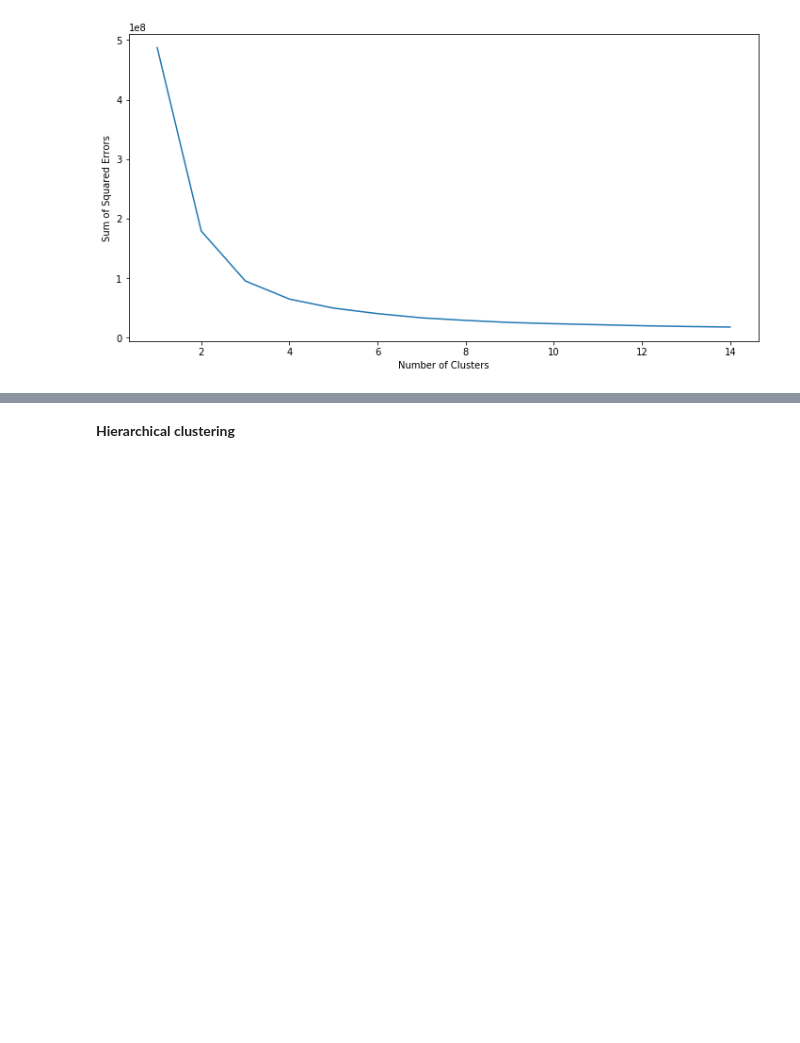
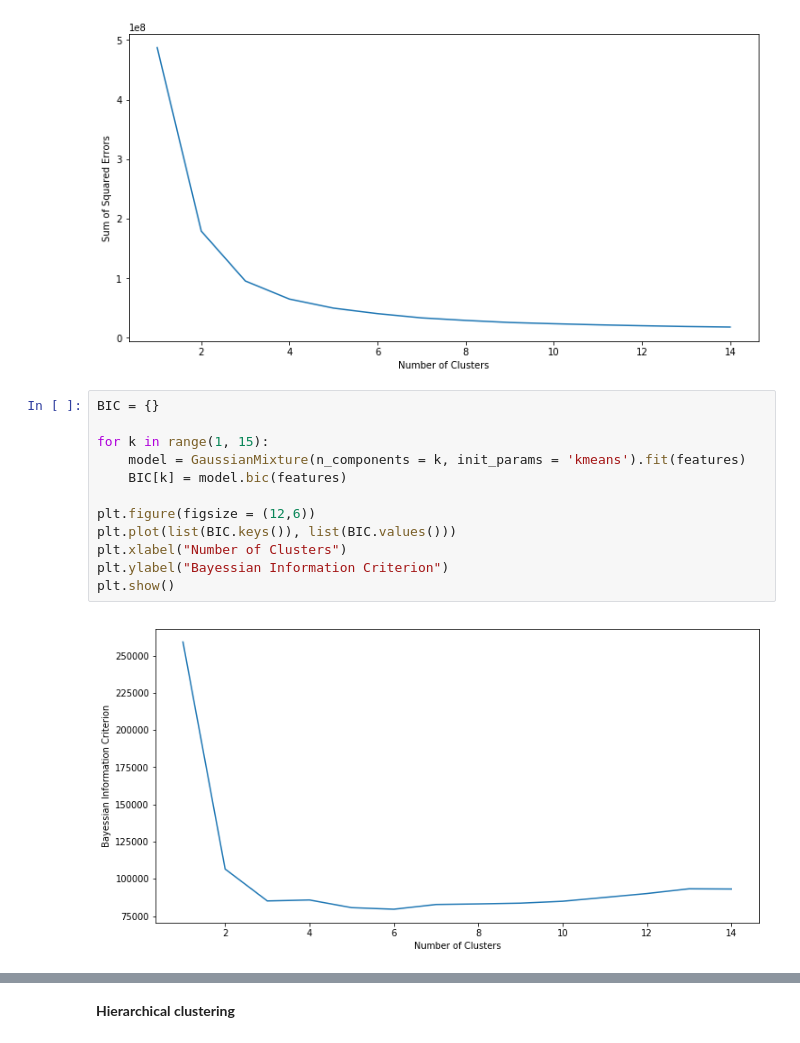
Before and after one commit to dhimanak/Nullpointers-Load_Clusters, a Jupyter notebook: Load_Clusters.ipynb, the cells around one changed output, grey strips where cells are left out. Drawn from its saved outputs; the diff is of its cells as text; blank space fills up the shorter version.

```diff
--- a/Load_Clusters.ipynb
+++ b/Load_Clusters.ipynb
@@ -242,6 +242,20 @@ plt.ylabel("Sum of Squared Errors")
 plt.show()
 # %% [output]
 [figure]
+# %%
+BIC = {}
+
+for k in range(1, 15):
+    model = GaussianMixture(n_components = k, init_params = 'kmeans').fit(features)
+    BIC[k] = model.bic(features)
+
+plt.figure(figsize = (12,6))
+plt.plot(list(BIC.keys()), list(BIC.values()))
+plt.xlabel("Number of Clusters")
+plt.ylabel("Bayessian Information Criterion")
+plt.show()
+# %% [output]
+[figure, added]
 # %%
 plt.figure(figsize=(20,10))
 #plt.scatter(quartelyAverages[:,0],quartelyAverages[:,1],quartelyAverages[:,2],quartelyAverages[:,3], label='True Position')
```
Also changed, not shown: parts of 8 cells of this notebook.
